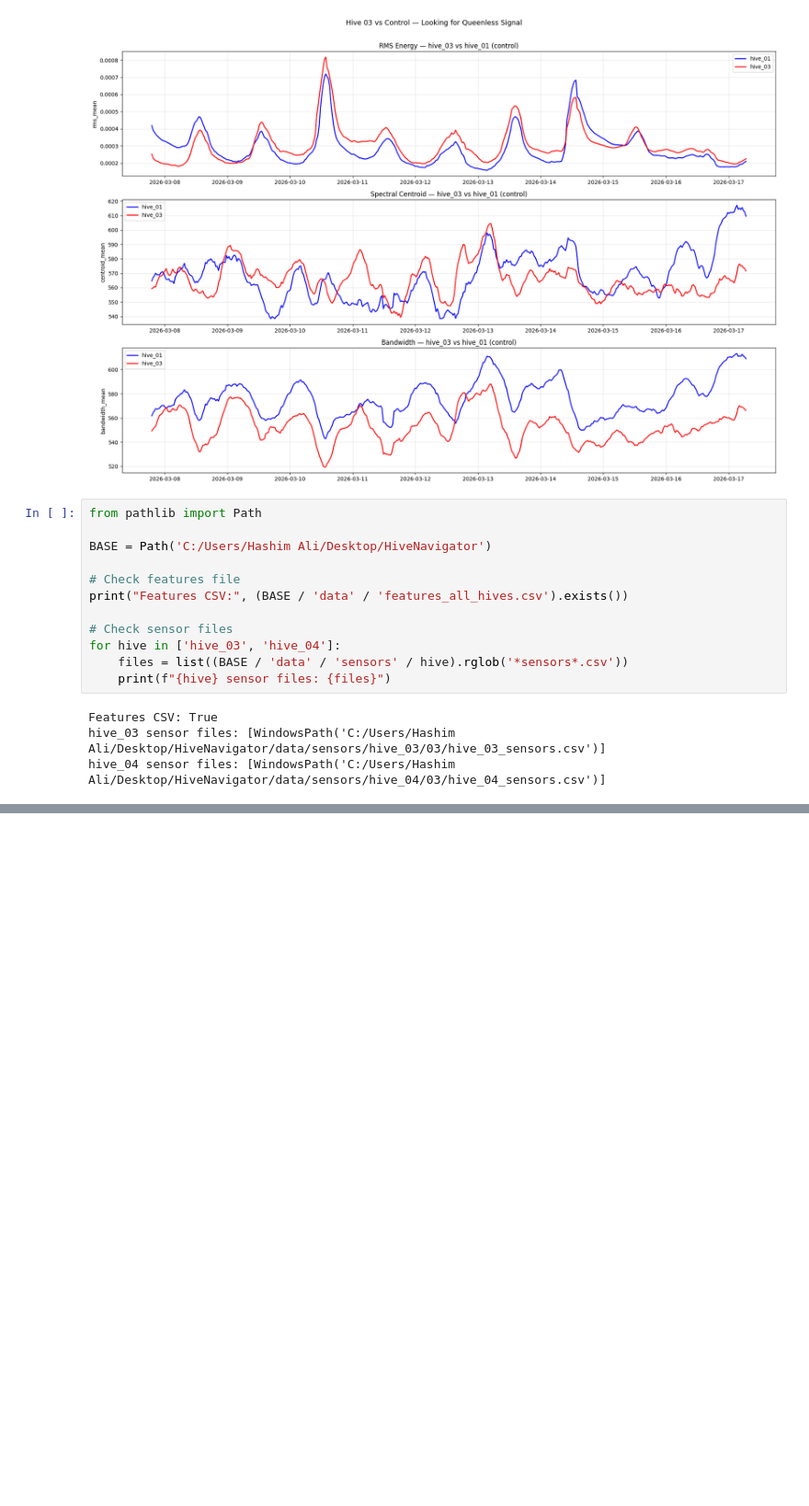
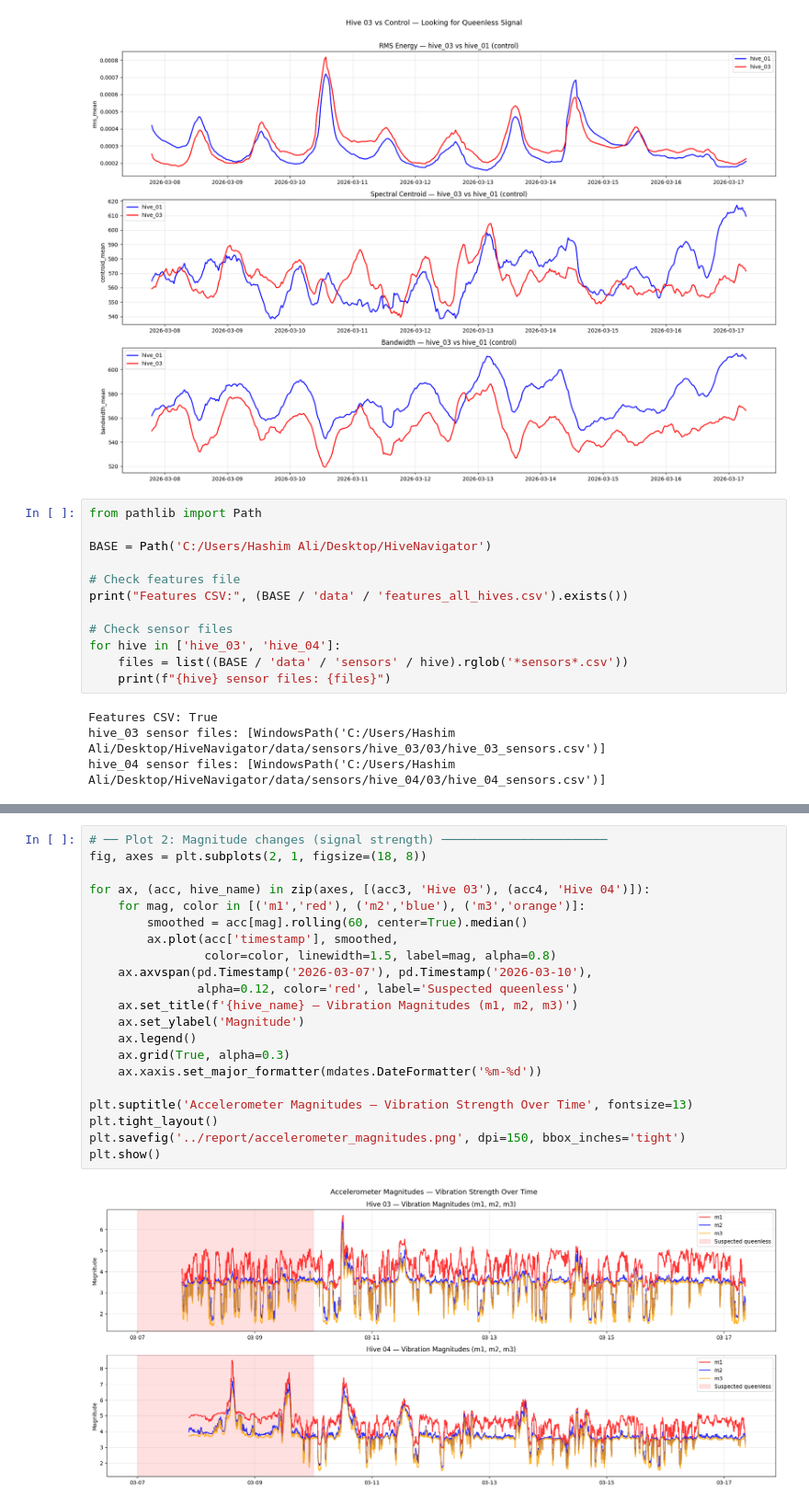
Before and after one commit to hashimminhas/hive-signal-analysis, a Jupyter notebook: notebooks/analysis.ipynb, the cells around one changed output, grey strips where cells are left out. Shown at 92% size. Saved outputs shown, nothing was run; the diff lists cells and outputs as text; blank space fills up the shorter version.

```diff
--- a/notebooks/analysis.ipynb
+++ b/notebooks/analysis.ipynb
@@ -550,0 +621,23 @@ hive_04 sensor files: [WindowsPath('C:/Users/Hashim Ali/Desktop/HiveNavigator/da
+# %%
+# ── Plot 2: Magnitude changes (signal strength) ───────────────────────
+fig, axes = plt.subplots(2, 1, figsize=(18, 8))
+
+for ax, (acc, hive_name) in zip(axes, [(acc3, 'Hive 03'), (acc4, 'Hive 04')]):
+    for mag, color in [('m1','red'), ('m2','blue'), ('m3','orange')]:
+        smoothed = acc[mag].rolling(60, center=True).median()
+        ax.plot(acc['timestamp'], smoothed,
+                color=color, linewidth=1.5, label=mag, alpha=0.8)
+    ax.axvspan(pd.Timestamp('2026-03-07'), pd.Timestamp('2026-03-10'),
+               alpha=0.12, color='red', label='Suspected queenless')
+    ax.set_title(f'{hive_name} — Vibration Magnitudes (m1, m2, m3)')
+    ax.set_ylabel('Magnitude')
+    ax.legend()
+    ax.grid(True, alpha=0.3)
+    ax.xaxis.set_major_formatter(mdates.DateFormatter('%m-%d'))
+
+plt.suptitle('Accelerometer Magnitudes — Vibration Strength Over Time', fontsize=13)
+plt.tight_layout()
+plt.savefig('../report/accelerometer_magnitudes.png', dpi=150, bbox_inches='tight')
+plt.show()
+# %% [output]
+[figure, added]
```
Also changed, not shown: parts of 4 cells of this notebook, 4 other files.
